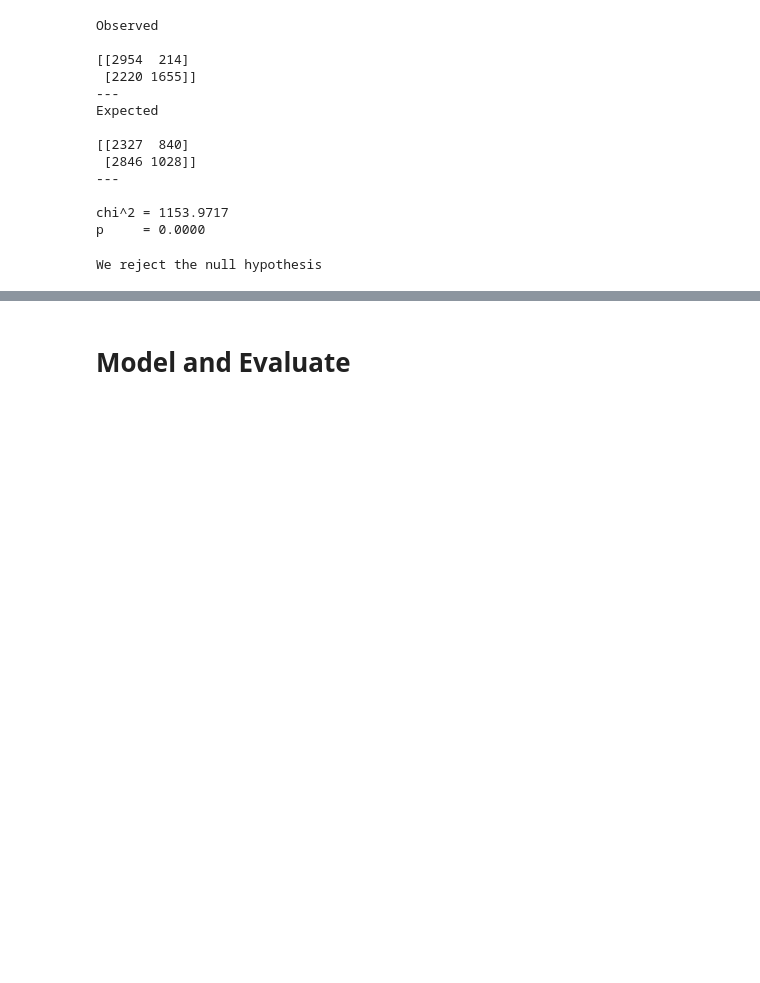
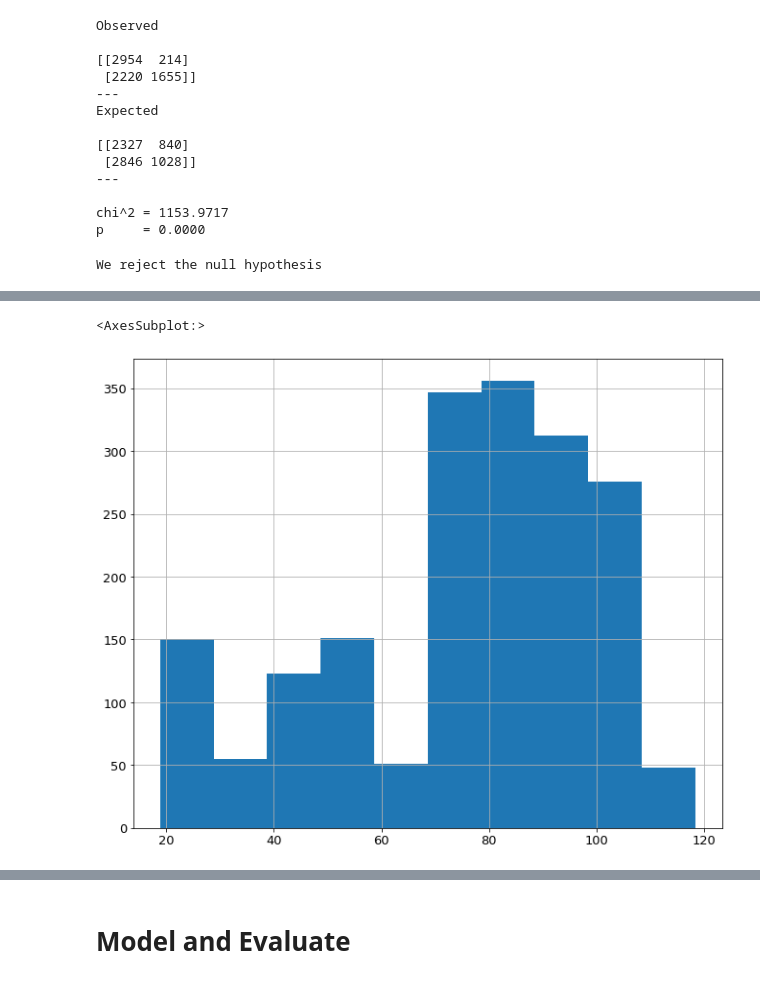
Before and after one commit to LinhQuach13/classification_project, a Jupyter notebook: telco_final.ipynb, the cells around one changed output, grey strips where cells are left out. Cells and saved outputs as stored; diff of their text form; code cells hidden in the pictures; blank space fills up the shorter version.

```diff
--- a/telco_final.ipynb
+++ b/telco_final.ipynb
@@ -302,0 +372,8 @@ We reject the null hypothesis
+# %%
+# histogram of churned customers
+churn_sample =clean_df[clean_df.churn == "Yes"].monthly_charges
+
+churn_sample.hist()
+# %% [output]
+<AxesSubplot:>
+[figure, added]
```
Also changed, not shown: parts of 43 cells of this notebook.
